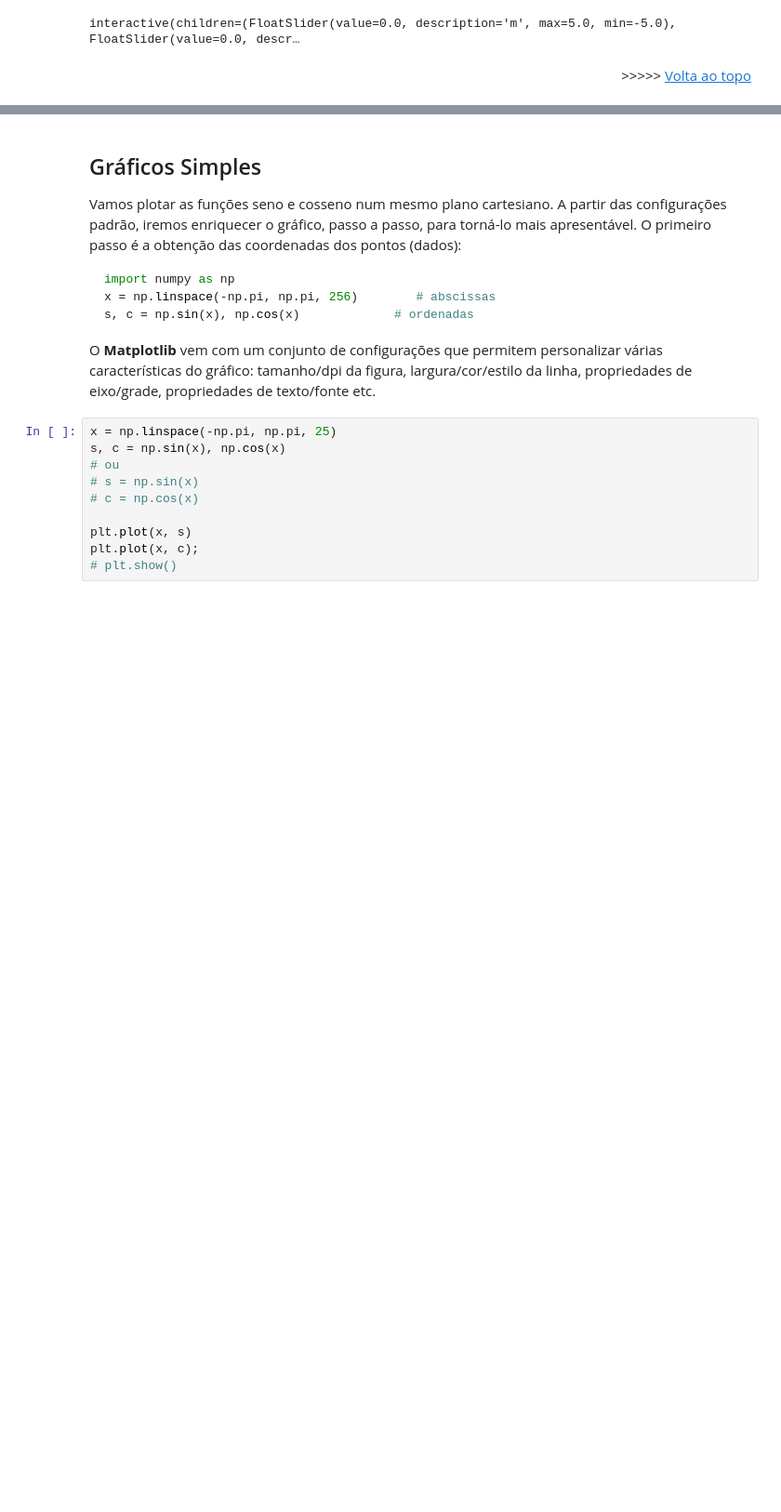
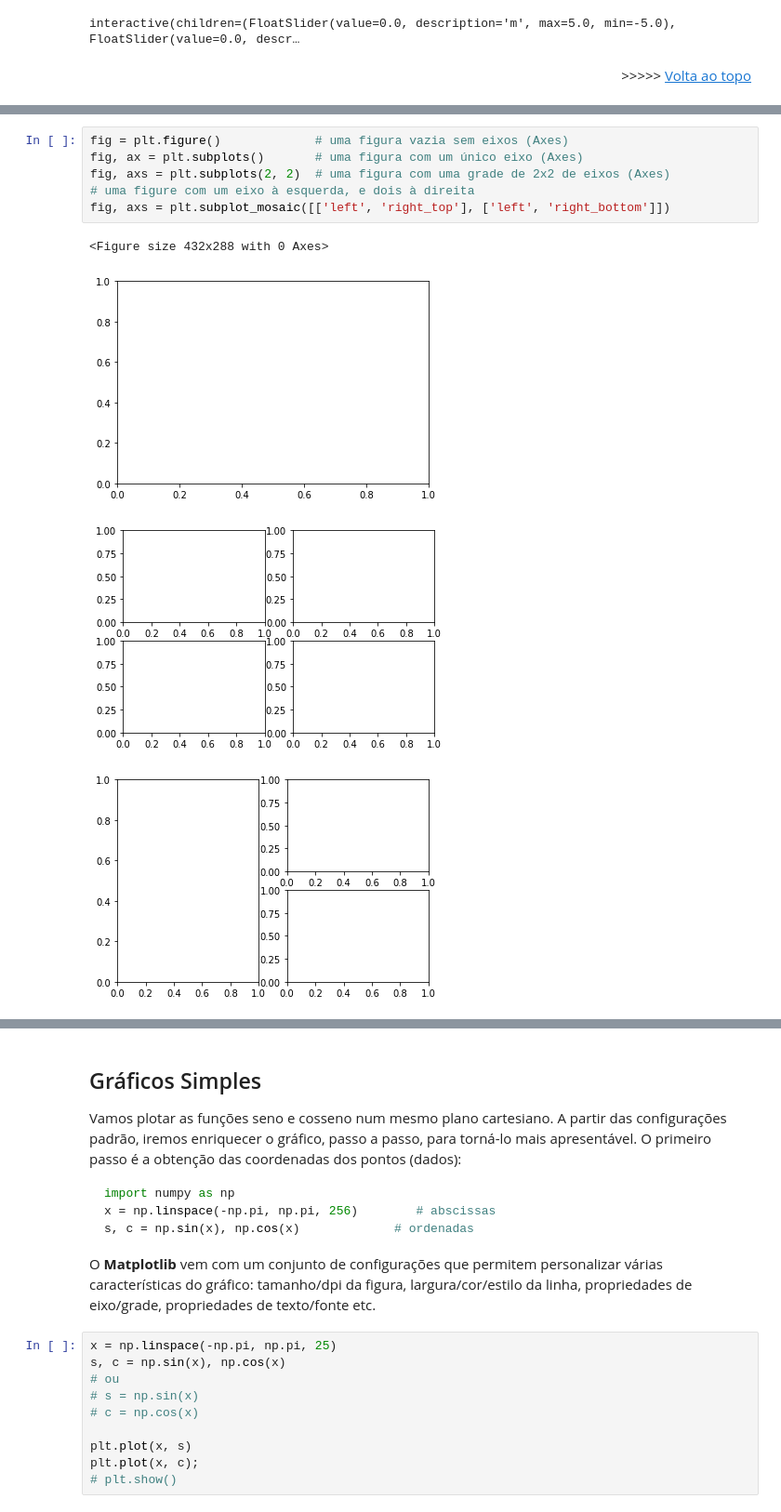
Before and after one commit to kaw19/python, a Jupyter notebook: T202308/2.Matplotlib.ipynb, the cells around one changed output, grey strips where cells are left out. Shown at 93% size. Saved outputs shown, nothing was run; the diff lists cells and outputs as text; blank space fills up the shorter version.

```diff
--- a/T202308/2.Matplotlib.ipynb
+++ b/T202308/2.Matplotlib.ipynb
@@ -235,0 +273,11 @@ interactive(children=(FloatSlider(value=0.0, description='m', max=5.0, min=-5.0)
+# %%
+fig = plt.figure()             # uma figura vazia sem eixos (Axes)
+fig, ax = plt.subplots()       # uma figura com um único eixo (Axes)
+fig, axs = plt.subplots(2, 2)  # uma figura com uma grade de 2x2 de eixos (Axes)
+# uma figure com um eixo à esquerda, e dois à direita
+fig, axs = plt.subplot_mosaic([['left', 'right_top'], ['left', 'right_bottom']])
+# %% [output]
+<Figure size 432x288 with 0 Axes>
+[figure, added]
+[figure, added]
+[figure, added]
```
Also changed, not shown: parts of 11 cells of this notebook.
